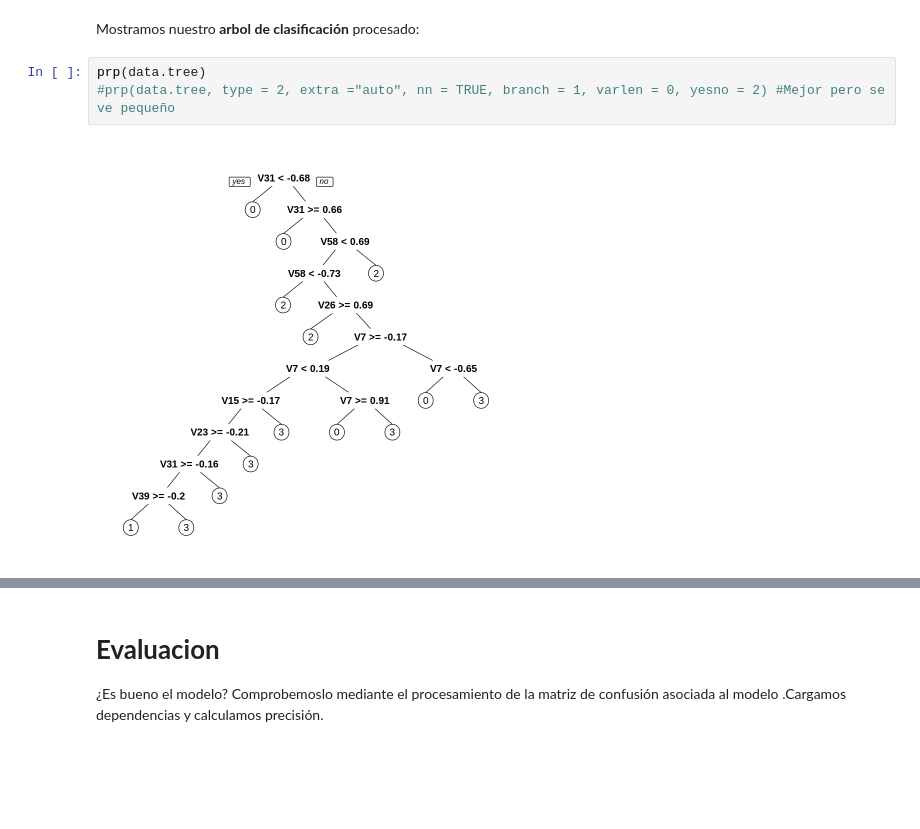
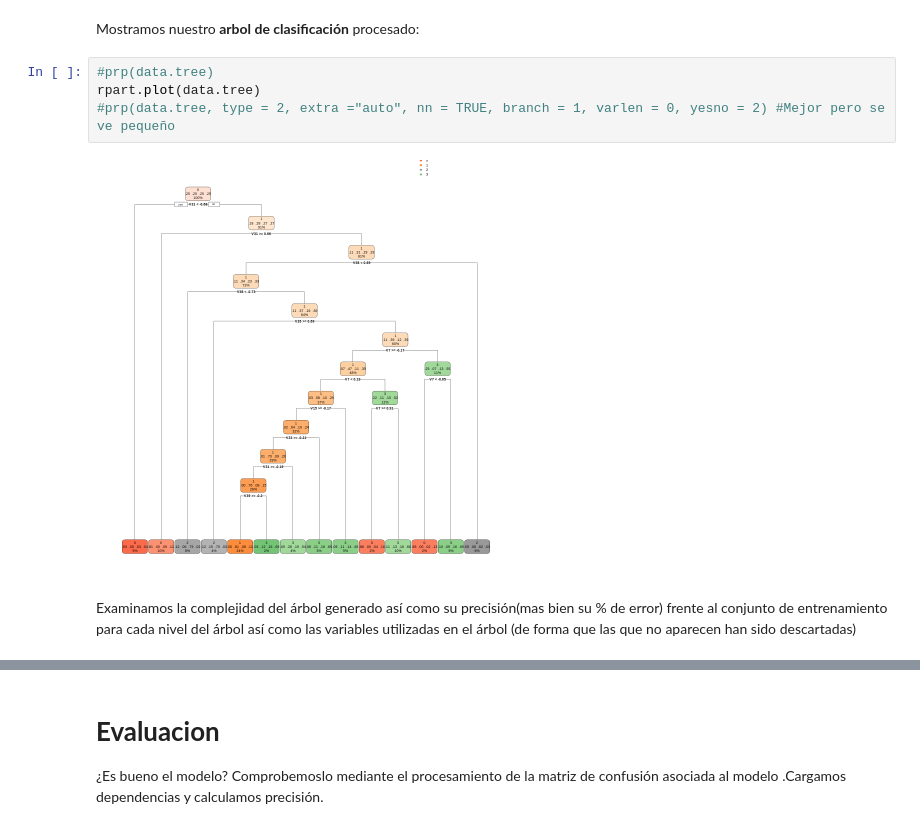
Before and after one commit to JDM-ULL-93/Practica_TID, a Jupyter notebook: Árbol_de_Clasificación.ipynb, the cells around one changed output, grey strips where cells are left out. Saved outputs shown, nothing was run; the diff lists cells and outputs as text; blank space fills up the shorter version.

```diff
--- a/Árbol_de_Clasificación.ipynb
+++ b/Árbol_de_Clasificación.ipynb
@@ -145,7 +164,10 @@ data.tree <- rpart(V65 ~ V1 + V2 + V3 + V4 + V5 + V6 + V7 + V8 + V9 + V10 + V11
 # %% [markdown]
 Mostramos nuestro **arbol de clasificación** procesado:
 # %%
-prp(data.tree)
+#prp(data.tree)
+rpart.plot(data.tree)
 #prp(data.tree, type = 2, extra ="auto", nn = TRUE, branch = 1, varlen = 0, yesno = 2) #Mejor pero se ve pequeño
 # %% [output]
-[figure, old version]
+[figure, new version]
+# %% [markdown]
+Examinamos la complejidad del árbol generado así como su precisión(mas bien su % de error) frente al conjunto de entrenamiento para cada nivel del árbol así como las variables utilizadas en el árbol (de forma que las que no aparecen han sido descartadas)
```
Also changed, not shown: parts of 22 cells of this notebook.
